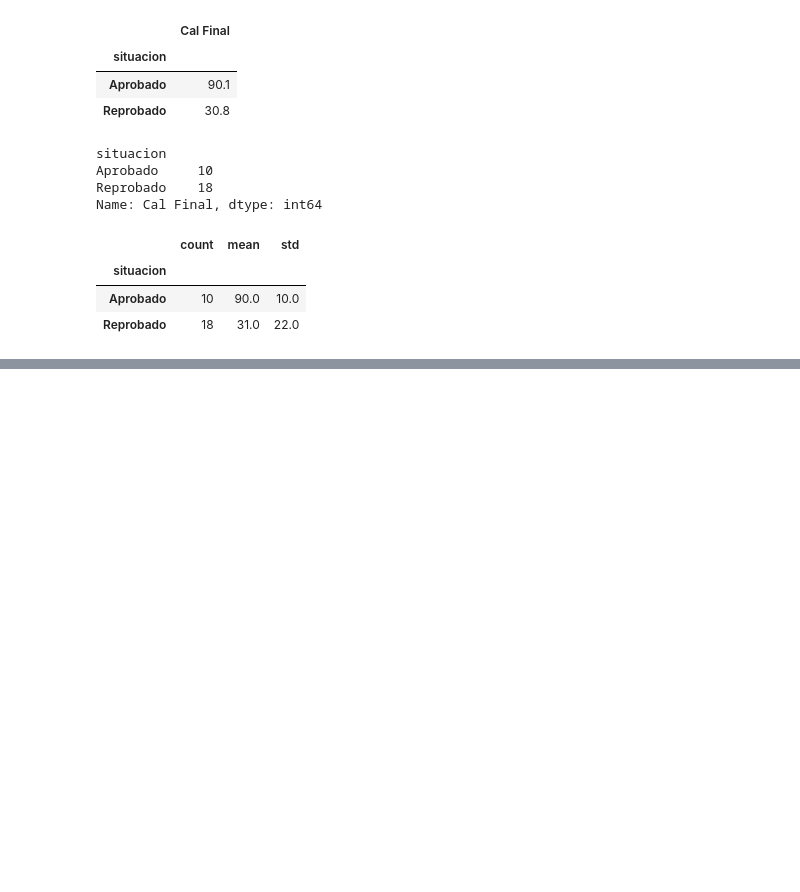
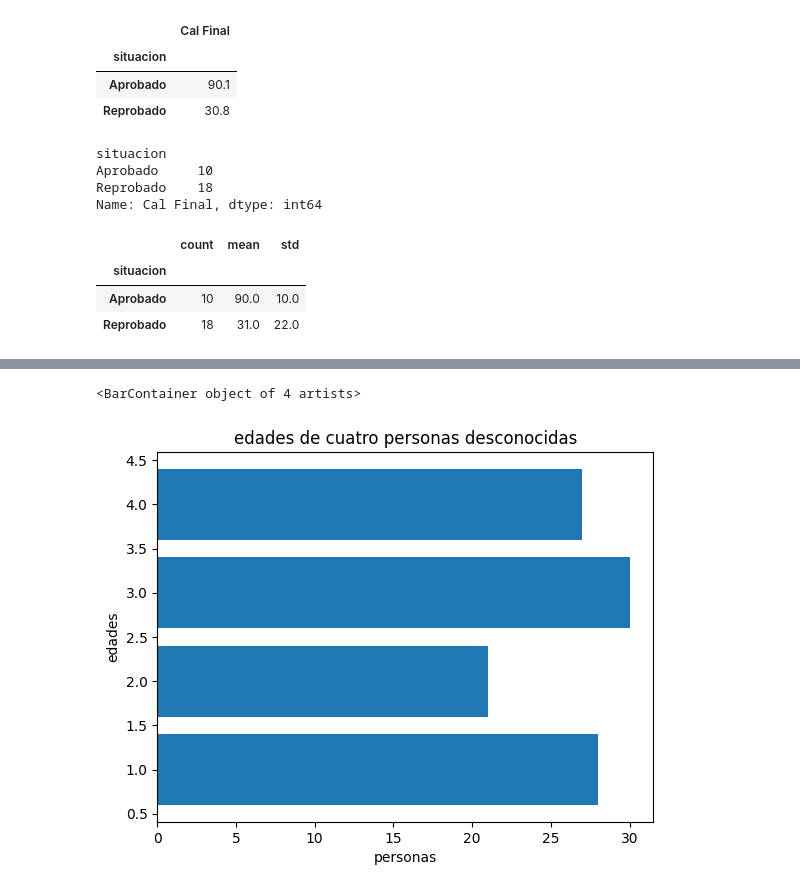
Before and after one commit to IvRodco/EstadisticaAplicasa_1899843, a Jupyter notebook: Sesion5_EA.ipynb, the cells around one changed output, grey strips where cells are left out. Drawn from its saved outputs; the diff is of its cells as text; code cells hidden in the pictures; blank space fills up the shorter version.

```diff
--- a/Sesion5_EA.ipynb
+++ b/Sesion5_EA.ipynb
@@ -136,0 +180,14 @@ cal.groupby('situacion')['Cal Final'].agg(['count','mean','std']).round()
+# %%
+#Para la grafica de barras
+
+#le ponemos primero las etiquetas de los ejes
+plt.xlabel('personas')
+plt.ylabel('edades')
+
+#le ponemos titulo al grafico
+plt.title('edades de cuatro personas desconocidas')
+
+plt.barh(personas, edades)
+# %% [output]
+<BarContainer object of 4 artists>
+[figure, added]
```
Also changed, not shown: parts of 3 cells of this notebook.
